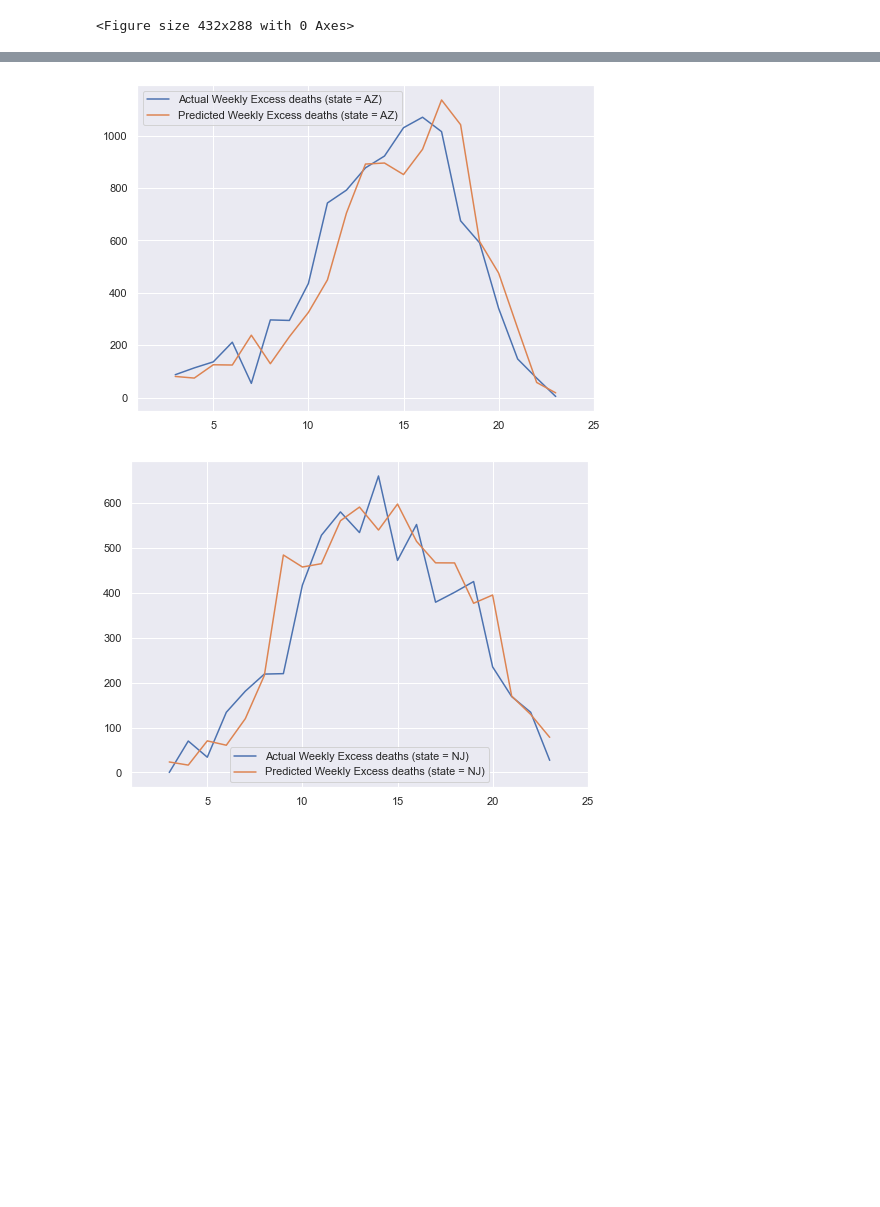
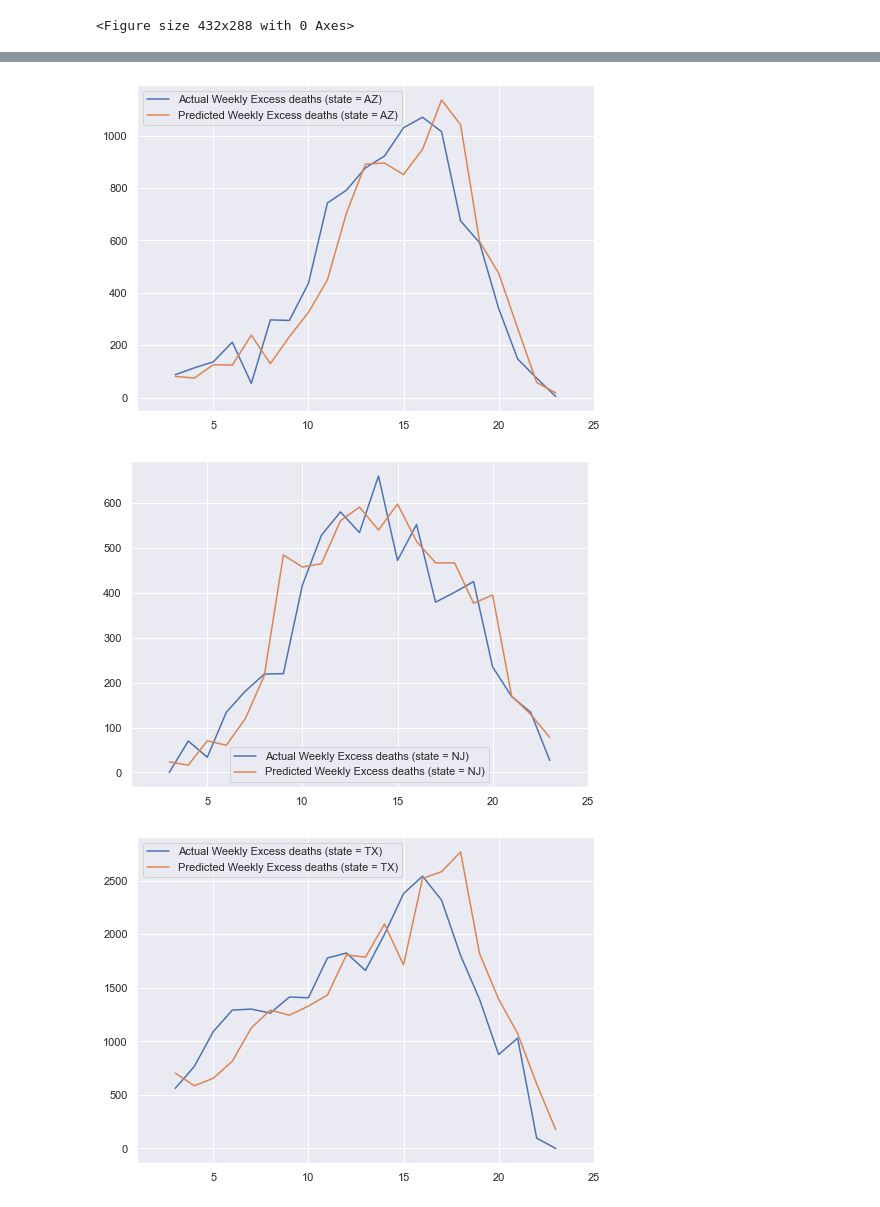
Before and after one commit to sakethsundar/covid-excess-mortality, a Jupyter notebook: excess_state_mortality_forecaster.ipynb, the cells around one changed output, grey strips where cells are left out. Drawn from its saved outputs; the diff is of its cells as text; code cells hidden in the pictures; blank space fills up the shorter version.

Commit message:
cleaned up graphs code

```diff
--- a/excess_state_mortality_forecaster.ipynb
+++ b/excess_state_mortality_forecaster.ipynb
@@ -464,26 +464,26 @@ drawGraphs(best_fit_scores, 'Pred_Actual')
 import seaborn as sns
 sns.set()
 import matplotlib.pyplot as plt
+def drawGraphs(state, FIPS):
+    sns.set()
+    actual_deaths = excess_mortality_deaths[(excess_mortality_deaths['State'] == state) & (excess_mortality_deaths['week'] > 2)]
+    actual_covid_deaths = weekly_covid_deaths_df[(weekly_covid_deaths_df['State'] == state) & (weekly_covid_deaths_df['week'] > 2) &  (weekly_covid_deaths_df['week'] <=23)]
 
-actual_deaths = excess_mortality_deaths[(excess_mortality_deaths['State'] == 'Virginia') & (excess_mortality_deaths['week'] > 2)]
-actual_covid_deaths = weekly_covid_deaths_df[(weekly_covid_deaths_df['State'] == 'Virginia') & (weekly_covid_deaths_df['week'] > 2) &  (weekly_covid_deaths_df['week'] <=23)]
-
-pred_deaths = predicted_df_all_days[predicted_df_all_days['FIPS'] == 51000 ]['Predicted_Weekly_Excess_Deaths']
+    pred_deaths = predicted_df_all_days[predicted_df_all_days['FIPS'] == FIPS ]['Predicted_Weekly_Excess_Deaths']
+    x = actual_deaths['week']
+    y = actual_deaths['weekly_excess_deaths']
+    z = pred_deaths
+    w = actual_covid_deaths['weekly_deaths']
+    fig = plt.figure(figsize=(18, 6))
+    axs = fig.add_subplot(121)
+    plt.xlim(1,25)
+    axs.plot(x, y,label ='Actual Weekly Excess deaths (state =' + state +' )')
+    axs.plot(x, z,label ='Predicted Weekly Excess deaths (state =' + state +' )')
+    plt.legend()
+    plt.show()
 
 
-
-x = actual_deaths['week']
-y = actual_deaths['weekly_excess_deaths']
-z = pred_deaths
-w = actual_covid_deaths['weekly_deaths']
-fig = plt.figure(figsize=(18, 6))
-axs = fig.add_subplot(121)
-plt.xlim(1,25)
-axs.plot(x, y,label ='Actual Weekly Excess deaths (state = VA)')
-axs.plot(x, z,label ='Predicted Weekly Excess deaths (state = VA)')
-plt.legend()
-plt.show()
-
+drawGraphs(actual_deaths, pred)
 actual_deaths = excess_mortality_deaths[(excess_mortality_deaths['State'] == 'Arizona') & (excess_mortality_deaths['week'] > 2)]
 actual_covid_deaths = weekly_covid_deaths_df[(weekly_covid_deaths_df['State'] == 'Arizona') & (weekly_covid_deaths_df['week'] > 2) &  (weekly_covid_deaths_df['week'] <=23)]
 
@@ -501,30 +501,53 @@ plt.xlim(1,25)
 axs.plot(x, y,label ='Actual Weekly Excess deaths (state = AZ)')
 axs.plot(x, z,label ='Predicted Weekly Excess deaths (state = AZ)')
 plt.legend()
 plt.show()
 
 
 actual_deaths = excess_mortality_deaths[(excess_mortality_deaths['State'] == 'New Jersey') & (excess_mortality_deaths['week'] > 2)]
 actual_covid_deaths = weekly_covid_deaths_df[(weekly_covid_deaths_df['State'] == 'New Jersey') & (weekly_covid_deaths_df['week'] > 2) &  (weekly_covid_deaths_df['week'] <=23)]
 
 pred_deaths = predicted_df_all_days[predicted_df_all_days['FIPS'] == 34000 ]['Predicted_Weekly_Excess_Deaths']
 
 
 
 x = actual_deaths['week']
 y = actual_deaths['weekly_excess_deaths']
 z = pred_deaths
 w = actual_covid_deaths['weekly_deaths']
 
 fig = plt.figure(figsize=(18, 6))
 
 axs = fig.add_subplot(121)
 plt.xlim(1,25)
 axs.plot(x, y,label ='Actual Weekly Excess deaths (state = NJ)')
 axs.plot(x, z,label ='Predicted Weekly Excess deaths (state = NJ)')
 plt.legend()
 plt.show()
+
+
+actual_deaths = excess_mortality_deaths[(excess_mortality_deaths['State'] == 'Texas') & (excess_mortality_deaths['week'] > 2)]
+actual_covid_deaths = weekly_covid_deaths_df[(weekly_covid_deaths_df['State'] == 'Texas') & (weekly_covid_deaths_df['week'] > 2) &  (weekly_covid_deaths_df['week'] <=23)]
+
+pred_deaths = predicted_df_all_days[predicted_df_all_days['FIPS'] == 48000 ]['Predicted_Weekly_Excess_Deaths']
+
+
+
+x = actual_deaths['week']
+y = actual_deaths['weekly_excess_deaths']
+z = pred_deaths
+w = actual_covid_deaths['weekly_deaths']
+
+fig = plt.figure(figsize=(18, 6))
+
+axs = fig.add_subplot(121)
+plt.xlim(1,25)
+axs.plot(x, y,label ='Actual Weekly Excess deaths (state = TX)')
+axs.plot(x, z,label ='Predicted Weekly Excess deaths (state = TX)')
+plt.legend()
+plt.show()
 # %% [output]
 [figure]
 [figure]
 [figure]
+[figure, added]
```
Also changed, not shown: parts of 1 cell of this notebook.
